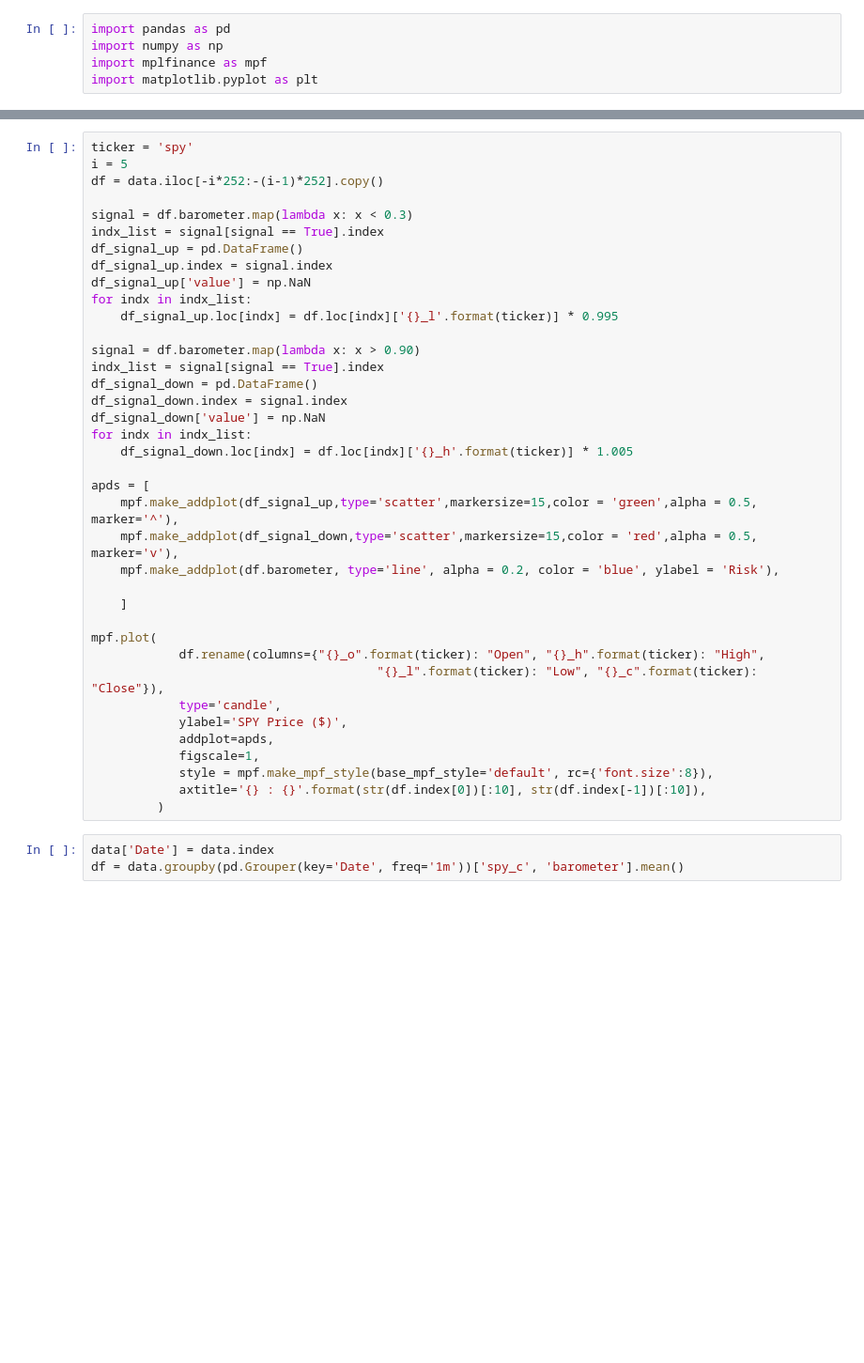
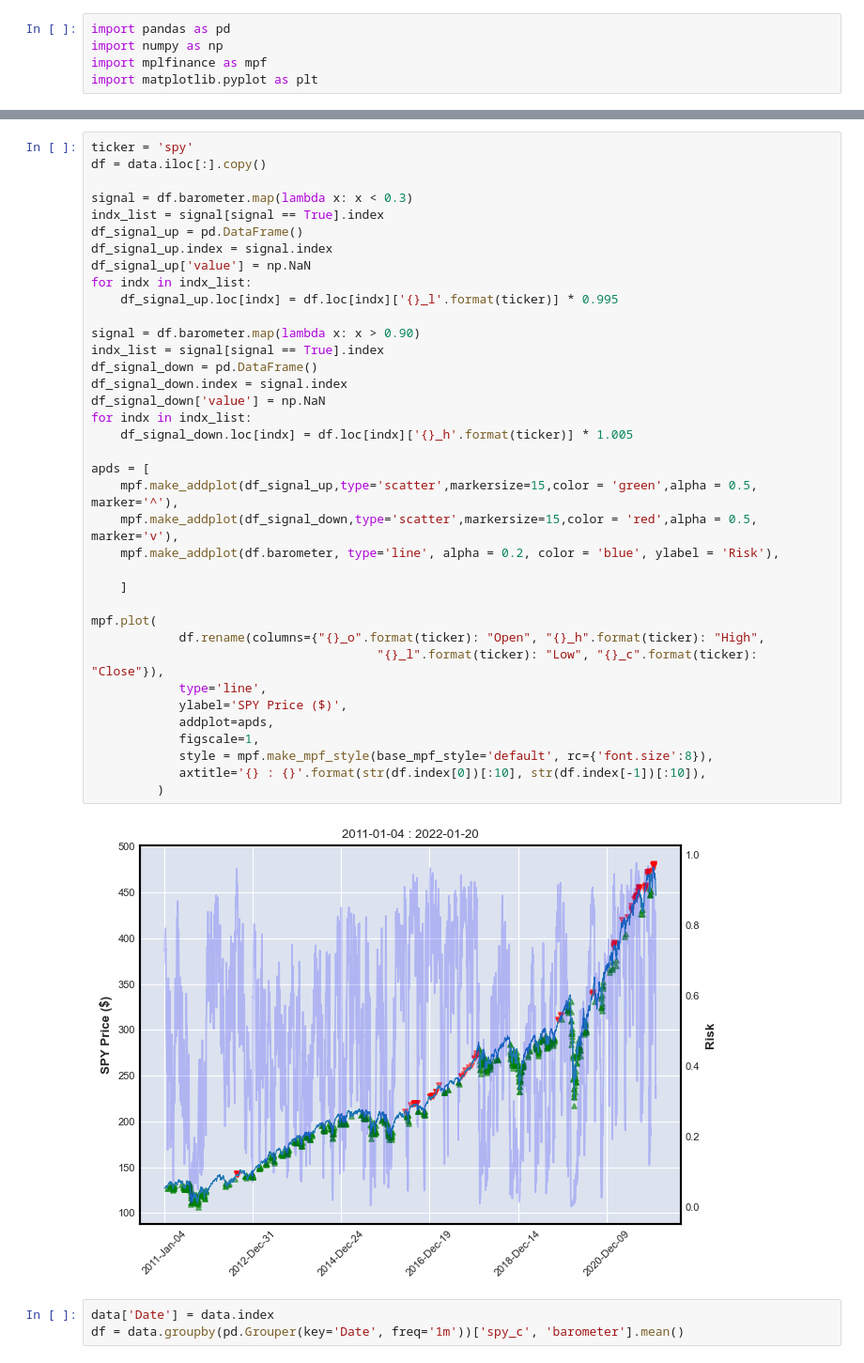
Before and after one commit to Mohammad-Rahmati/QRM_barometer, a Jupyter notebook: Main.ipynb, the cells around one changed output, grey strips where cells are left out. Shown at 94% size. Saved outputs shown, nothing was run; the diff lists cells and outputs as text; blank space fills up the shorter version.

```diff
--- a/Main.ipynb
+++ b/Main.ipynb
@@ -17,41 +24,42 @@ data.head()
 # %%
 ticker = 'spy'
-i = 5
-df = data.iloc[-i*252:-(i-1)*252].copy()
+df = data.iloc[:].copy()
 
 signal = df.barometer.map(lambda x: x < 0.3)
 indx_list = signal[signal == True].index
 df_signal_up = pd.DataFrame()
 df_signal_up.index = signal.index
 df_signal_up['value'] = np.NaN
 for indx in indx_list:
     df_signal_up.loc[indx] = df.loc[indx]['{}_l'.format(ticker)] * 0.995
 
 signal = df.barometer.map(lambda x: x > 0.90)
 indx_list = signal[signal == True].index
 df_signal_down = pd.DataFrame()
 df_signal_down.index = signal.index
 df_signal_down['value'] = np.NaN
 for indx in indx_list:
     df_signal_down.loc[indx] = df.loc[indx]['{}_h'.format(ticker)] * 1.005
 
 apds = [
     mpf.make_addplot(df_signal_up,type='scatter',markersize=15,color = 'green',alpha = 0.5, marker='^'),
     mpf.make_addplot(df_signal_down,type='scatter',markersize=15,color = 'red',alpha = 0.5, marker='v'),
     mpf.make_addplot(df.barometer, type='line', alpha = 0.2, color = 'blue', ylabel = 'Risk'),
 
     ]
 
 mpf.plot(
             df.rename(columns={"{}_o".format(ticker): "Open", "{}_h".format(ticker): "High",
                                        "{}_l".format(ticker): "Low", "{}_c".format(ticker): "Close"}),
-            type='candle',
+            type='line',
             ylabel='SPY Price ($)',
             addplot=apds,
             figscale=1,
             style = mpf.make_mpf_style(base_mpf_style='default', rc={'font.size':8}),
             axtitle='{} : {}'.format(str(df.index[0])[:10], str(df.index[-1])[:10]),
          )
+# %% [output]
+[figure, added]
 # %%
 data['Date'] = data.index
 df = data.groupby(pd.Grouper(key='Date', freq='1m'))['spy_c', 'barometer'].mean()
```
Also changed, not shown: parts of 2 cells of this notebook, 1 other file.
